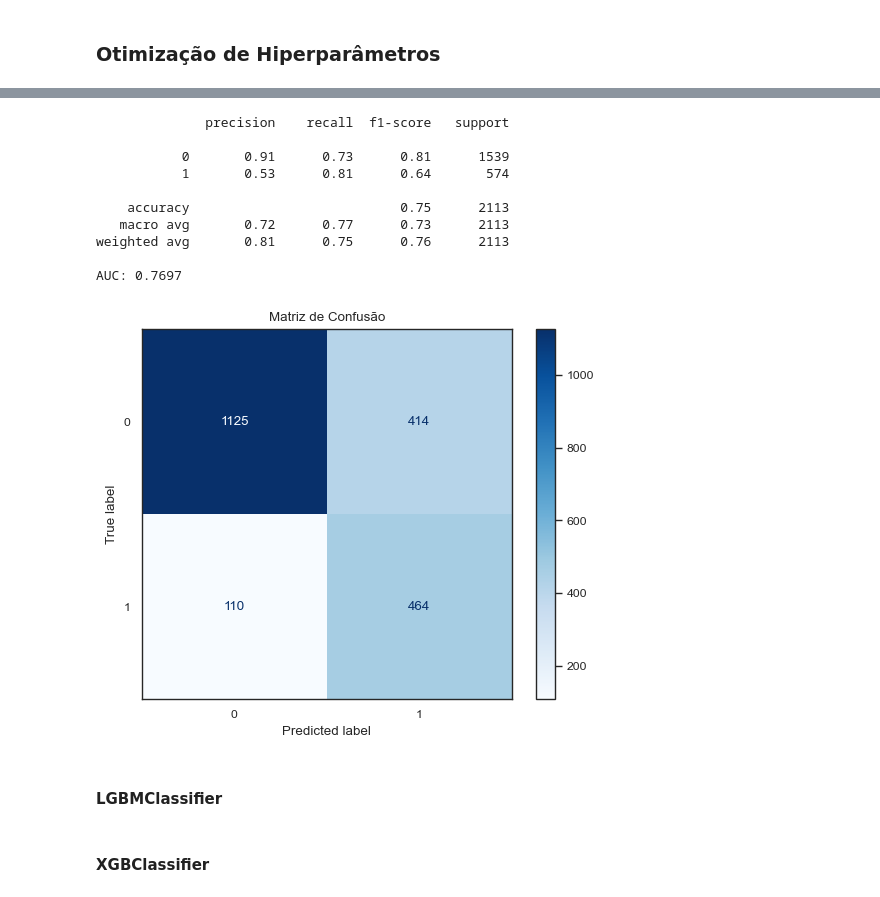
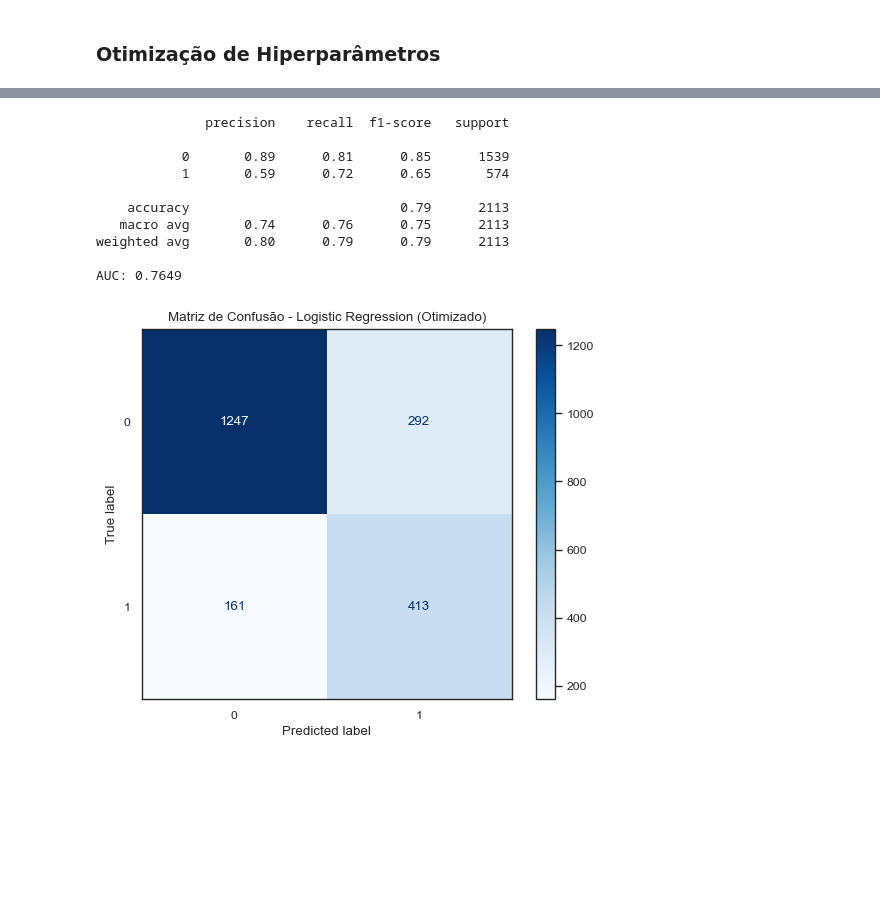
Before and after one commit to marcosilvaa/churn-prediction, a Jupyter notebook: projeto_churn.ipynb, the cells around one changed output, grey strips where cells are left out. Saved outputs shown, nothing was run; the diff lists cells and outputs as text; code cells hidden in the pictures; blank space fills up the shorter version.

Commit message:
Construção do modelo LogisticRegression finalizada

```diff
--- a/projeto_churn.ipynb
+++ b/projeto_churn.ipynb
@@ -613,31 +685,30 @@ Melhor: 0.7628801431127012 para {'clf__max_depth': 3, 'clf__max_features': 'sqrt
 # %%
-# Melhor modelo com os hiperparâmetros encontrados
+# Melhor modelo
 best_model = search.best_estimator_
 
-# Avaliação no conjunto de teste
+# Ajuste final no conjunto de treino
+best_model.fit(X_train, y_train)
+
+# Previsão no conjunto de testes
 y_pred = best_model.predict(X_test)
 
+# Avaliação dos resultados
 print(classification_report(y_test, y_pred))
 print("AUC: {:.4f}".format(roc_auc_score(y_test, y_pred)))
 
-# Matriz de confusão
-ConfusionMatrixDisplay.from_predictions(y_test, y_pred, cmap='Blues')
-plt.title('Matriz de Confusão')
+ConfusionMatrixDisplay.from_predictions(y_test, y_pred, cmap="Blues")
+plt.title("Matriz de Confusão - Logistic Regression (Otimizado)")
 plt.grid(False)
 plt.show()
 # %% [output]
               precision    recall  f1-score   support
 
-           0       0.91      0.73      0.81      1539
-           1       0.53      0.81      0.64       574
+           0       0.89      0.81      0.85      1539
+           1       0.59      0.72      0.65       574
 
-    accuracy                           0.75      2113
-   macro avg       0.72      0.77      0.73      2113
-weighted avg       0.81      0.75      0.76      2113
+    accuracy                           0.79      2113
+   macro avg       0.74      0.76      0.75      2113
+weighted avg       0.80      0.79      0.79      2113
 
-AUC: 0.7697
+AUC: 0.7649
-[figure, old version]
+[figure, new version]
-# %% [markdown]
-#### LGBMClassifier
-# %% [markdown]
-#### XGBClassifier
```
Also changed, not shown: parts of 9 cells of this notebook.
